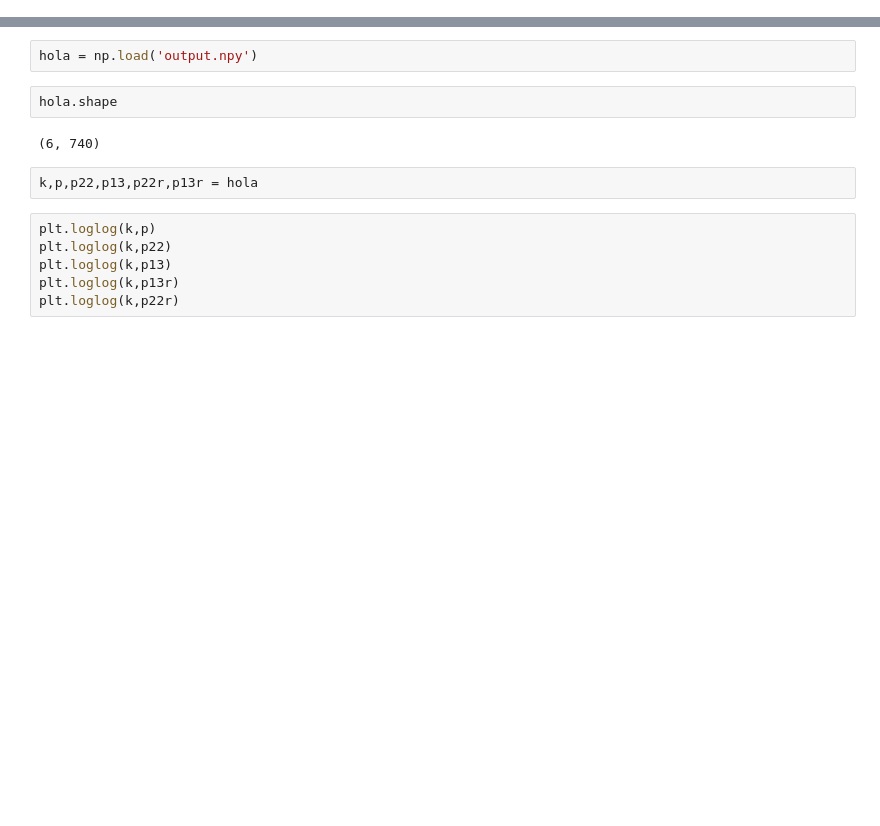
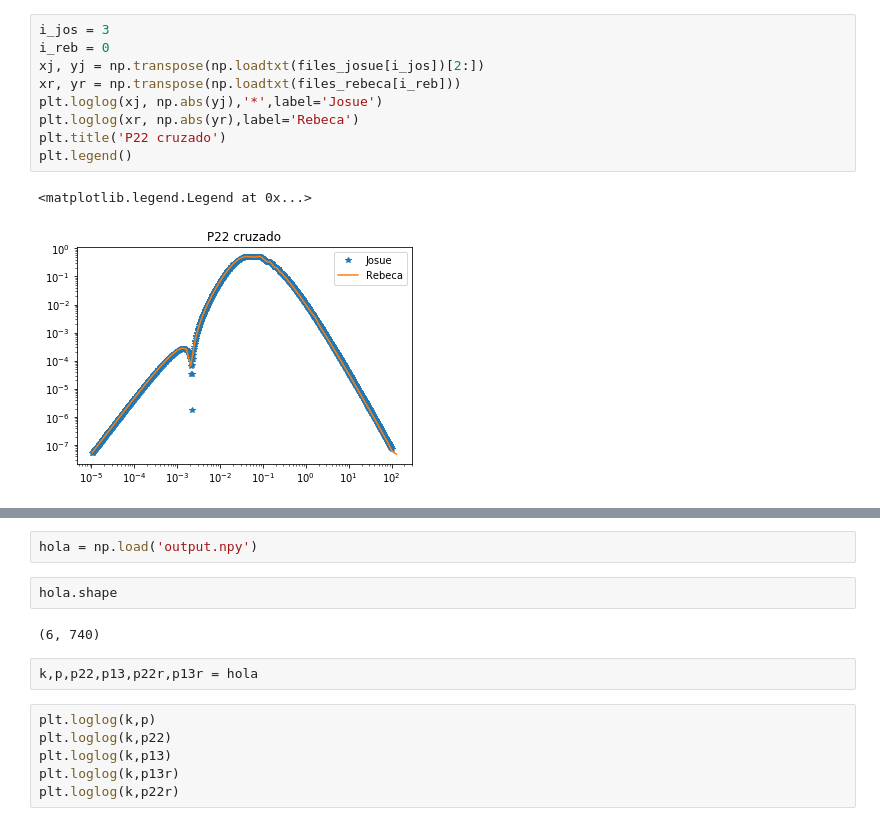
Before and after one commit to joselotl/one_loop_spt, a Jupyter notebook: comparacion.ipynb, the cells around one changed output, grey strips where cells are left out. Cells and saved outputs as stored; diff of their text form; blank space fills up the shorter version.

```diff
--- a/comparacion.ipynb
+++ b/comparacion.ipynb
@@ -4,0 +64,12 @@ import matplotlib.pyplot as plt
+# %%
+i_jos = 3
+i_reb = 0
+xj, yj = np.transpose(np.loadtxt(files_josue[i_jos])[2:])
+xr, yr = np.transpose(np.loadtxt(files_rebeca[i_reb]))
+plt.loglog(xj, np.abs(yj),'*',label='Josue')
+plt.loglog(xr, np.abs(yr),label='Rebeca')
+plt.title('P22 cruzado')
+plt.legend()
+# %% [output]
+<matplotlib.legend.Legend at 0x...>
+[figure, added]
```
Also changed, not shown: parts of 13 cells of this notebook, 1 other file.
